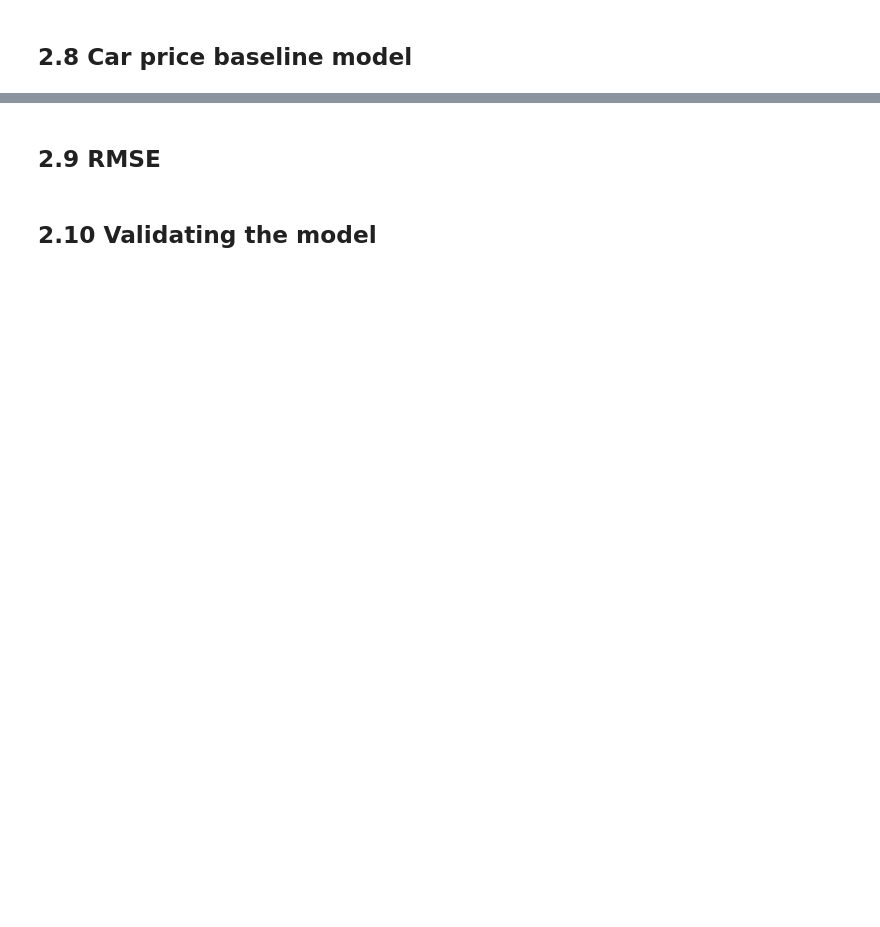
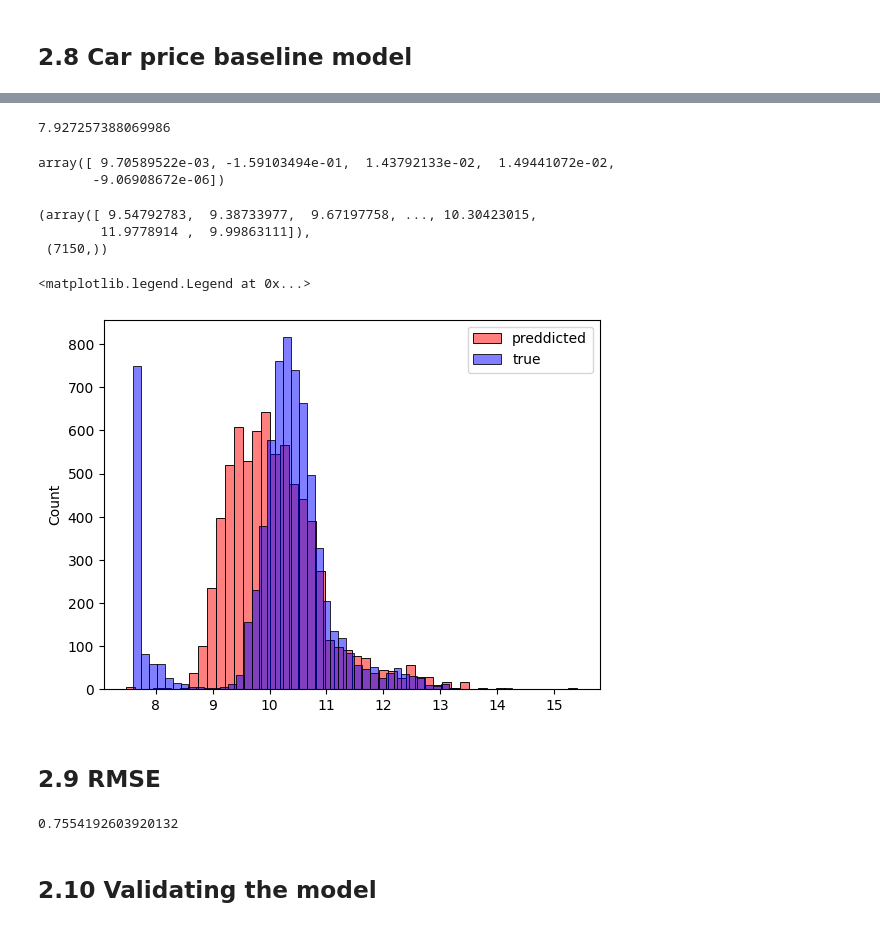
Before and after one commit to mustafabozkaya/AI-ML-DL-DS_Projects_Portfolio, a Jupyter notebook: Car-price-prediction-project/all_exercise_notebook.ipynb, the cells around one changed output, grey strips where cells are left out. Saved outputs shown, nothing was run; the diff lists cells and outputs as text; code cells hidden in the pictures; blank space fills up the shorter version.

```diff
--- a/Car-price-prediction-project/all_exercise_notebook.ipynb
+++ b/Car-price-prediction-project/all_exercise_notebook.ipynb
@@ -388,8 +388,8 @@ ones
 # %% [output]
 array([1., 1., 1., 1., 1., 1., 1., 1., 1.])
 # %%
-X = np.column_stack([ones, X])
-X #add each record for constant bias coef.
+X_one = np.column_stack([ones, X])
+X_one #add each record for constant bias coef.
 # %% [output]
 array([[1.000e+00, 1.480e+02, 2.400e+01, 1.385e+03],
        [1.000e+00, 1.320e+02, 2.500e+01, 2.031e+03],
@@ -408,0 +413,3 @@ w_full = XTX_inv.dot(X.T).dot(y)
+# %%
+XTX = X_one.T.dot(X_one)
+XTX #gram matrix
@@ -442,11 +487,26 @@ w0, w = train_linear_regression(X_train, y_train)
 y_pred = w0 + X_train.dot(w)
 # %%
 w0
+# %% [output]
+7.927257388069986
 # %%
 w
+# %% [output]
+array([ 9.70589522e-03, -1.59103494e-01,  1.43792133e-02,  1.49441072e-02,
+       -9.06908672e-06])
+# %%
+y_pred, y_pred.shape
+# %% [output]
+(array([ 9.54792783,  9.38733977,  9.67197758, ..., 10.30423015,
+        11.9778914 ,  9.99863111]),
+ (7150,))
 # %%
-sns.histplot(y_pred, color='red', alpha=0.5, bins=50)
-sns.histplot(y_train, color='blue', alpha=0.5, bins=50)
+sns.histplot(y_pred,label='preddicted', color='red', alpha=0.5, bins=50)
+sns.histplot(y_train,label='true', color='blue', alpha=0.5, bins=50)
+plt.legend()
+# %% [output]
+<matplotlib.legend.Legend at 0x...>
+[figure, added]
 # %% [markdown]
 ## 2.9 RMSE
 # %%
@@ -456,6 +516,8 @@ def rmse(y, y_pred):
     return np.sqrt(mse)
 # %%
 rmse(y_train, y_pred)
+# %% [output]
+0.7554192603920132
 # %% [markdown]
 ## 2.10 Validating the model
 # %%
```
Also changed, not shown: parts of 17 cells of this notebook.
